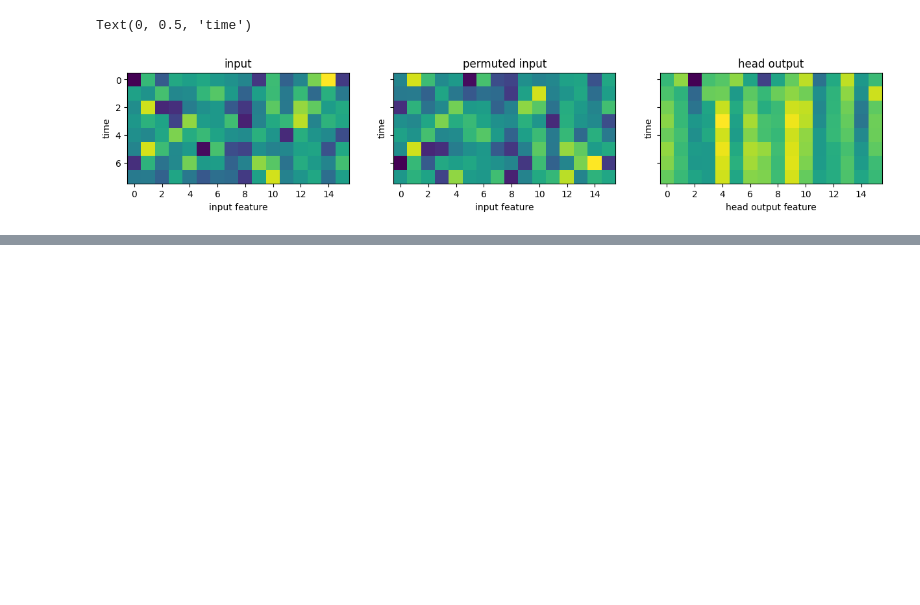
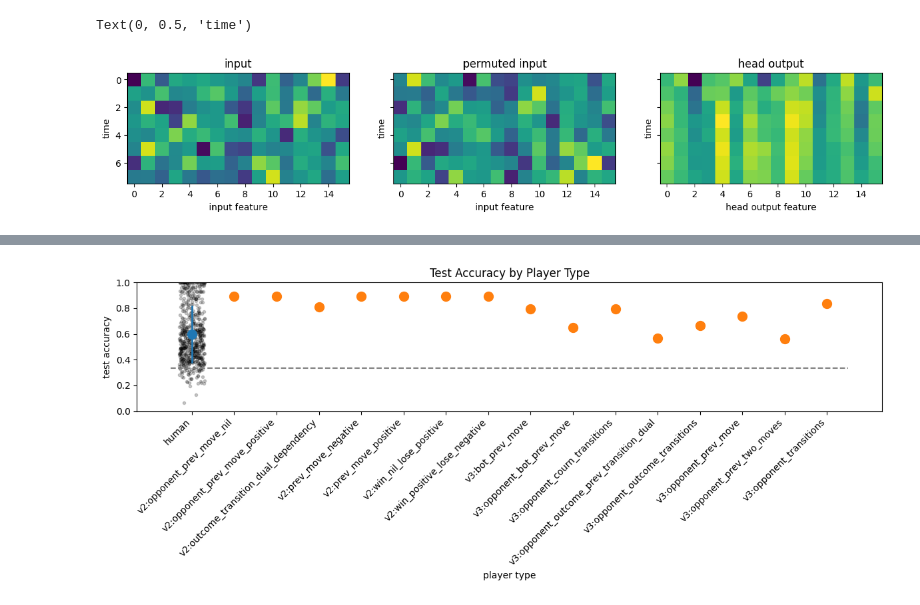
Before and after one commit to kristinbranson/roshambo_transformer, a Jupyter notebook: roshambo.ipynb, the cells around one changed output, grey strips where cells are left out. Saved outputs shown, nothing was run; the diff lists cells and outputs as text; code cells hidden in the pictures; blank space fills up the shorter version.

```diff
--- a/roshambo.ipynb
+++ b/roshambo.ipynb
@@ -1697,10 +1765,0 @@ Attention in a 2-layer, 4-head model isn't a clean window into "the rule," so tr
-# %%
-probe = np.array([ROCK,PAPER,SCISSORS,ROCK,PAPER,ROCK,SCISSORS,PAPER,ROCK,PAPER,SCISSORS,SCISSORS], dtype=np.int64)
-with torch.no_grad():
-    _ = model(torch.tensor(probe, dtype=torch.long, device=device)[None])
-att = model.blocks[0].sa.heads[0].last_att[0].cpu().numpy()  # layer 0, head 0
-plt.figure(figsize=(5.5,4.5))
-plt.imshow(att, cmap='Blues', aspect='auto')
-plt.xticks(range(len(probe)), [SYM[m] for m in probe]); plt.yticks(range(len(probe)), [SYM[m] for m in probe])
-plt.xlabel('attends to (key)'); plt.ylabel('from (query)'); plt.colorbar(label='attention weight')
-plt.title('Layer 0, Head 0 — note the last row (…✂️✂️ → ?)'); plt.tight_layout(); plt.show()
@@ -1736,0 +1887,84 @@ print(f"Auto-demo vs the synthetic human: model wins {w}/{len(demo)-2} = {w/(len
+# %%
+def compute_test_accuracy_by_player_id(dataloader, dataset, model, device):
+    """Compute test accuracy for each self player id in the dataset."""
+    total_correct = defaultdict(int)
+    total_count = defaultdict(int)
+
+    was_training = model.training
+    model.eval()
+    with torch.no_grad():
+        for xb, yb in dataloader:
+            xb_device = batch_to_device(xb, device)
+            yb_device = yb.to(device)
+
+            logits, _ = model(xb_device, yb_device)
+
+            pred = logits.argmax(dim=-1).cpu()   # (B, L)
+            target = yb.argmax(dim=-1).cpu()     # (B, L)
+
+            # column 0 is always the "self" player whose move we are predicting
+            self_player_idx = xb['player_ids'][:, 0].cpu().numpy()
+
+            for b, player_idx in enumerate(self_player_idx):
+                player_id = dataset.index_to_player_id[int(player_idx)]
+                total_correct[player_id] += (pred[b] == target[b]).sum().item()
+                total_count[player_id] += target[b].numel()
+
+    if was_training:
+        model.train()
+
+    return {
+        player_id: total_correct[player_id] / total_count[player_id]
+        for player_id in total_count
+    }
+
+acc_by_player_id = compute_test_accuracy_by_player_id(test_dataloader, test_dataset, model, device)
+
+# split into humans and bots
+human_points = []
+bot_points = {}
+
+for player_id, acc in acc_by_player_id.items():
+    if player_id.startswith('bot:'):
+        bot_type = player_id[len('bot:'):]   # e.g. v2:prev_move_positive
+        bot_points[bot_type] = acc
+    else:
+        human_points.append((player_id, acc))
+
+bot_types = sorted(bot_points.keys())
+x_labels = ['human'] + bot_types
+x_pos = {label: i for i, label in enumerate(x_labels)}
+
+fig, ax = plt.subplots(figsize=(12, 5))
+
+# one dot per human, jittered horizontally
+x_human = x_pos['human'] + np.random.uniform(-0.3, 0.3, size=len(human_points))
+y_human = [acc for _, acc in human_points]
+ax.plot(x_human, y_human, 'k.', alpha=0.2, label='humans')
+# plot mean and standard deviation for humans
+mu = np.mean(y_human)
+sig = np.std(y_human)
+ax.plot(x_pos['human'], mu, 'o', color='C0', label='human mean', ms=10)
+ax.plot([x_pos['human'], x_pos['human']], [mu - sig, mu + sig], '-', color='C0', lw=2, label='human std')
+
+# one dot per bot algorithm
+for bot_type in bot_types:
+    ax.plot(x_pos[bot_type], bot_points[bot_type], 'o', color='C1', label=bot_type, ms=10)
+
+ax.hlines(1/len(NAMES), -0.5, len(x_labels)-0.5, colors='gray', linestyles='dashed', label='chance')
+ax.set_xticks(range(len(x_labels)))
+ax.set_xticklabels(x_labels, rotation=45, ha='right')
+ax.set_xlabel('player type')
+ax.set_ylabel('test accuracy')
+ax.set_ylim(0, 1)
+ax.set_title('Test Accuracy by Player Type')
+fig.tight_layout()
+
+print('Humans:')
+for player_id, acc in sorted(human_points, key=lambda x: x[1], reverse=True):
+    print(f'  {player_id}: {acc:.3f}')
+
+print('\nBots:')
+for bot_type in bot_types:
+    print(f'  {bot_type}: {bot_points[bot_type]:.3f}')
+# %% [output]
@@ -1737 +1988,2 @@ print(f"Auto-demo vs the synthetic human: model wins {w}/{len(demo)-2} = {w/(len
+[figure, added]
 # %% [markdown]
```
Also changed, not shown: parts of 26 cells of this notebook.
